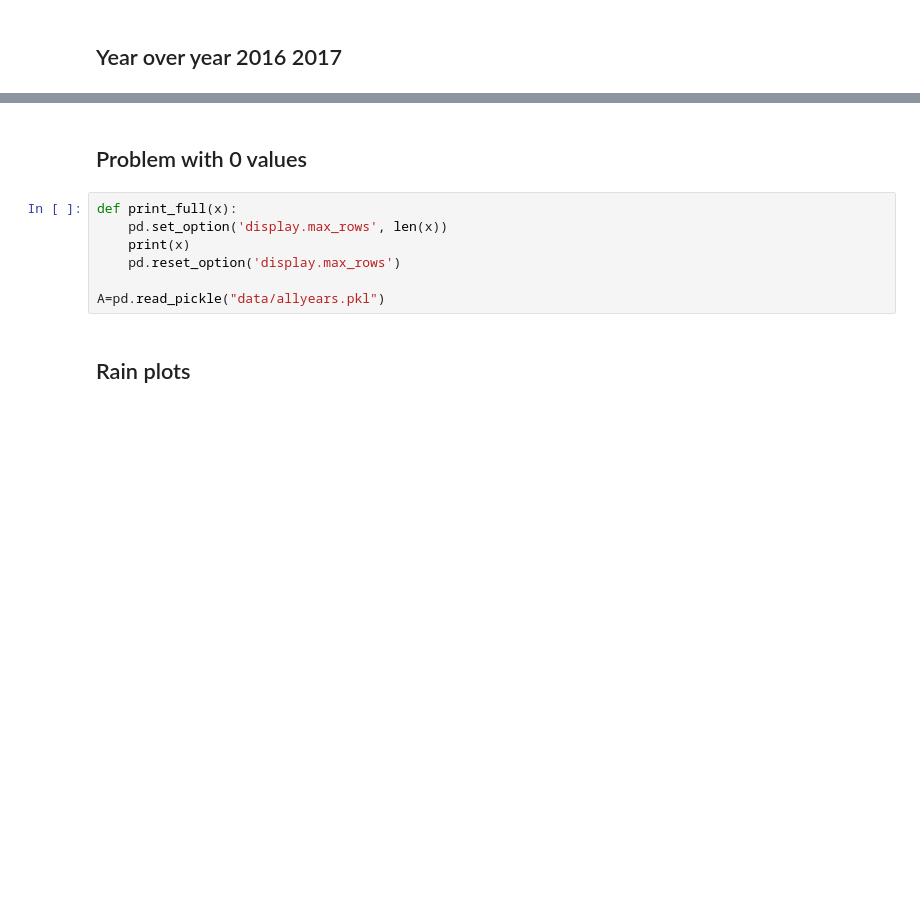
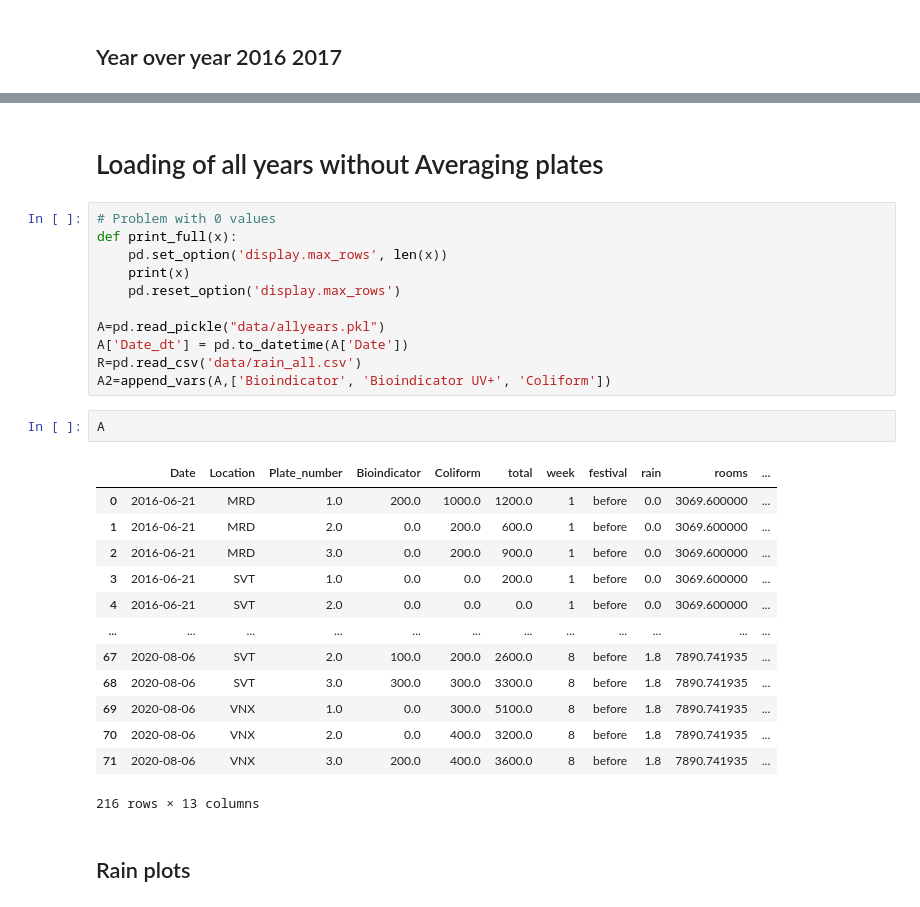
Before and after one commit to Hackuarium/montreux-water-quality, a Jupyter notebook: 2-plots.ipynb, the cells around one changed output, grey strips where cells are left out. Drawn from its saved outputs; the diff is of its cells as text; blank space fills up the shorter version.

```diff
--- a/2-plots.ipynb
+++ b/2-plots.ipynb
@@ -112,12 +130,32 @@ make_dfs_2016_2017(A2.query('year != 20'),'YEAR_OVER_YEAR_CFUINCREASE_JAZZ_2016_
-# %% [markdown]
-## Problem with 0 values
+# %% [markdown]
+# Loading of all years without Averaging plates
 # %%
+# Problem with 0 values
 def print_full(x):
     pd.set_option('display.max_rows', len(x))
     print(x)
     pd.reset_option('display.max_rows')
 
 A=pd.read_pickle("data/allyears.pkl")
+A['Date_dt'] = pd.to_datetime(A['Date'])
+R=pd.read_csv('data/rain_all.csv')
+A2=append_vars(A,['Bioindicator', 'Bioindicator UV+', 'Coliform'])
+# %%
+A
+# %% [output]
+|  | Date | Location | Plate_number | Bioindicator | Coliform | total | week | festival | rain | rooms | ... |
+| 0 | 2016-06-21 | MRD | 1.0 | 200.0 | 1000.0 | 1200.0 | 1 | before | 0.0 | 3069.600000 | ... |
+| 1 | 2016-06-21 | MRD | 2.0 | 0.0 | 200.0 | 600.0 | 1 | before | 0.0 | 3069.600000 | ... |
+| 2 | 2016-06-21 | MRD | 3.0 | 0.0 | 200.0 | 900.0 | 1 | before | 0.0 | 3069.600000 | ... |
+| 3 | 2016-06-21 | SVT | 1.0 | 0.0 | 0.0 | 200.0 | 1 | before | 0.0 | 3069.600000 | ... |
+| 4 | 2016-06-21 | SVT | 2.0 | 0.0 | 0.0 | 0.0 | 1 | before | 0.0 | 3069.600000 | ... |
+| ... | ... | ... | ... | ... | ... | ... | ... | ... | ... | ... | ... |
+| 67 | 2020-08-06 | SVT | 2.0 | 100.0 | 200.0 | 2600.0 | 8 | before | 1.8 | 7890.741935 | ... |
+| 68 | 2020-08-06 | SVT | 3.0 | 300.0 | 300.0 | 3300.0 | 8 | before | 1.8 | 7890.741935 | ... |
+| 69 | 2020-08-06 | VNX | 1.0 | 0.0 | 300.0 | 5100.0 | 8 | before | 1.8 | 7890.741935 | ... |
+| 70 | 2020-08-06 | VNX | 2.0 | 0.0 | 400.0 | 3200.0 | 8 | before | 1.8 | 7890.741935 | ... |
+| 71 | 2020-08-06 | VNX | 3.0 | 200.0 | 400.0 | 3600.0 | 8 | before | 1.8 | 7890.741935 | ... |
+216 rows × 13 columns
 # %% [markdown]
 ## Rain plots
 # %%
```
Also changed, not shown: parts of 24 cells of this notebook, 26 other files.
